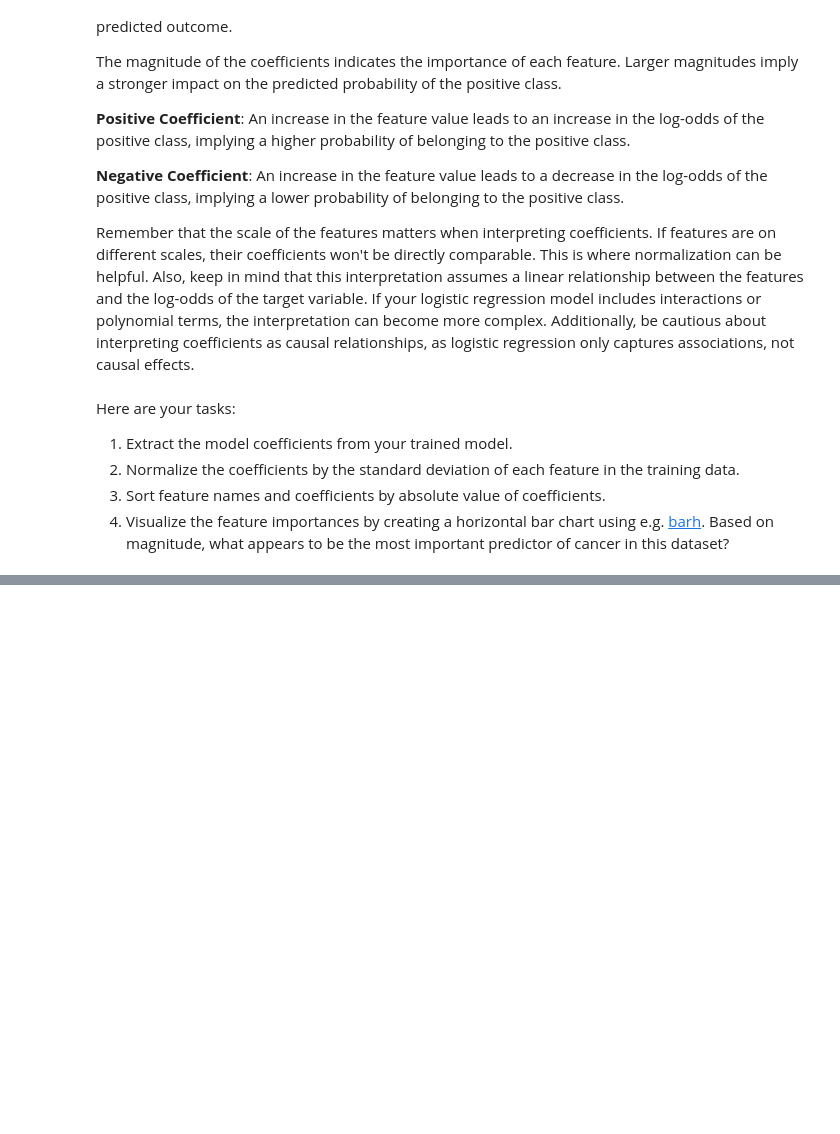
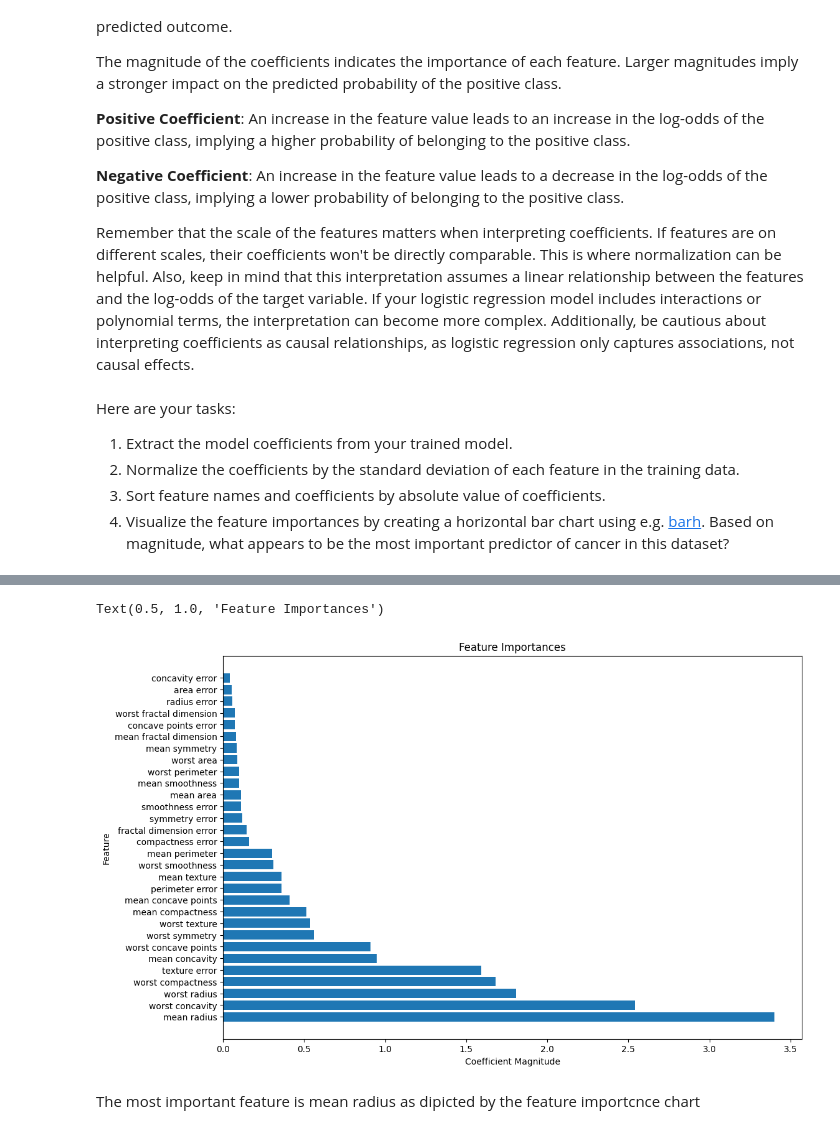
Before and after one commit to Baz177/ML_AI_submissions, a Jupyter notebook: Student_MLE_MiniProject_Logistic_Regression.ipynb, the cells around one changed output, grey strips where cells are left out. Saved outputs shown, nothing was run; the diff lists cells and outputs as text; code cells hidden in the pictures; blank space fills up the shorter version.

```diff
--- a/Student_MLE_MiniProject_Logistic_Regression.ipynb
+++ b/Student_MLE_MiniProject_Logistic_Regression.ipynb
@@ -282,3 +313,5 @@ Here are your tasks:
 4. Visualize the feature importances by creating a horizontal bar chart using e.g. [barh](https://matplotlib.org/3.1.1/api/_as_gen/matplotlib.pyplot.barh.html). Based on magnitude, what appears to be the most important predictor of cancer in this dataset?
 # %%
 # Extract coefficients
+coef = model.coef_[0]
+coef
@@ -285,2 +325,8 @@ Here are your tasks:
 # %%
 # Normalize the coefficients by the standard deviation
+std_coef = coef.std()
+mean_coef = coef.mean()
+norm_coef = []
+for i in coef:
+    norm_coef.append((i - mean_coef) / std_coef)
+norm_coef
@@ -287,2 +351,4 @@ Here are your tasks:
 # %%
 # Sort feature names and coefficients by absolute value of coefficients
+sorted_coef = sorted(zip(norm_coef, X.columns), key=lambda x: abs(x[0]), reverse=True)
+sorted_coef
@@ -290,0 +373,12 @@ Here are your tasks:
+# %%
+# Visualize feature importances
+plt.figure(figsize=(12, 8))
+plt.barh([x[1] for x in sorted_coef], [abs(x[0]) for x in sorted_coef], align='center')
+plt.xlabel('Coefficient Magnitude')
+plt.ylabel('Feature')
+plt.title('Feature Importances')
+# %% [output]
+Text(0.5, 1.0, 'Feature Importances')
+[figure, added]
+# %% [markdown]
+The most important feature is mean radius as dipicted by the feature importcnce chart
```
Also changed, not shown: parts of 11 cells of this notebook.
